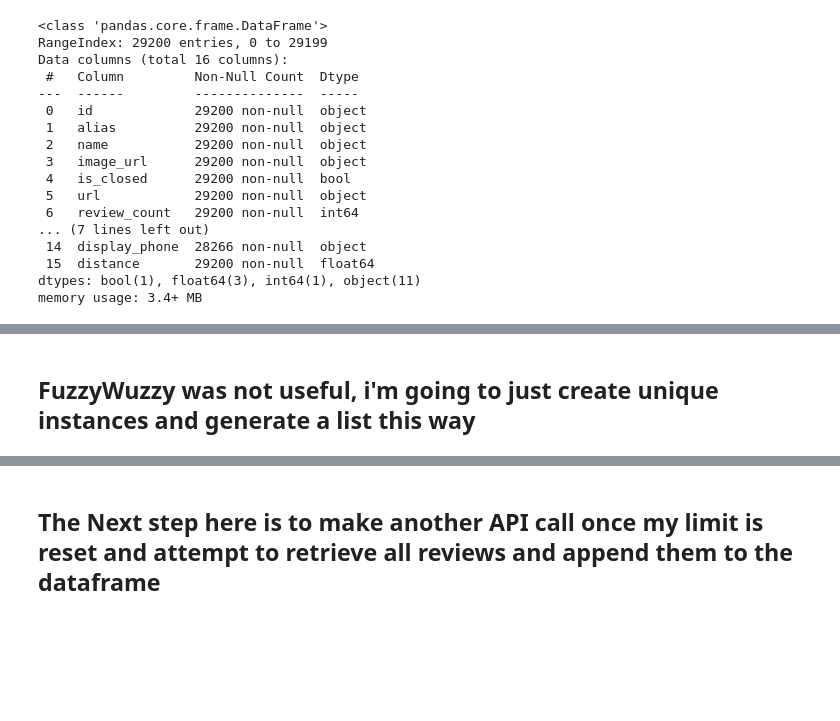
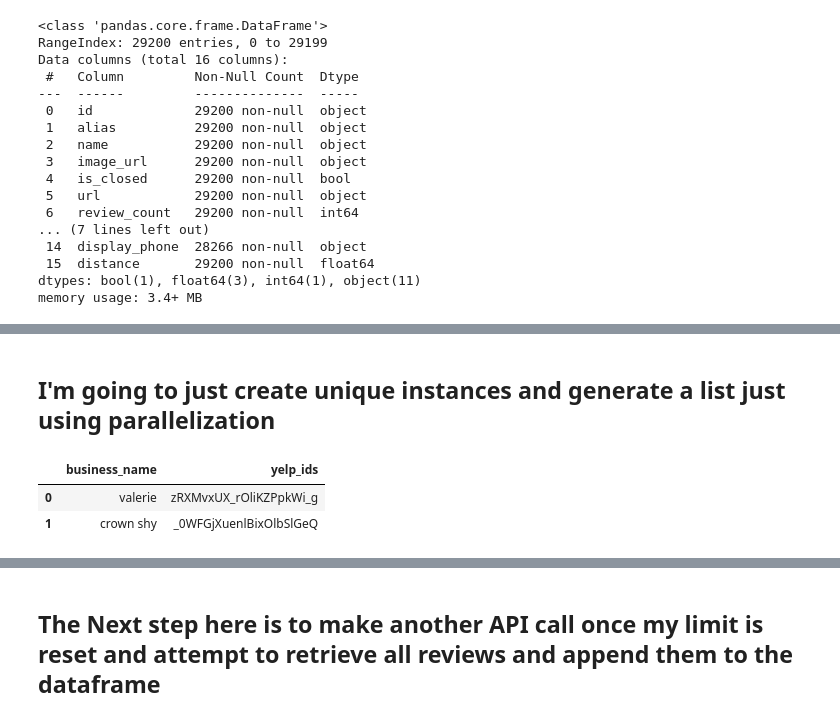
Before and after one commit to Somerville-2023/New-York-health-Inspection-Prediction, a Jupyter notebook: marc-folder/yelp_api_acquire.ipynb, the cells around one changed output, grey strips where cells are left out. Saved outputs shown, nothing was run; the diff lists cells and outputs as text; code cells hidden in the pictures; blank space fills up the shorter version.

```diff
--- a/marc-folder/yelp_api_acquire.ipynb
+++ b/marc-folder/yelp_api_acquire.ipynb
@@ -546,5 +542,5 @@ print(matched_business_names)
 # %% [markdown]
-  ## FuzzyWuzzy was not useful, i'm going to just create unique instances and generate a list this way
+  ## I'm going to just create unique instances and generate a list just using parallelization
 # %%
 import pandas as pd
 import concurrent.futures
@@ -563,29 +559,39 @@ unique_ny_dbas = set(ny_df['dba'])
 # Step 2: Initialize a dictionary to store matching Yelp IDs
 matching_yelp_ids = {}
 
-# Create a function to find matching names for parallel processing
-def find_matching_names(yelp_name, yelp_id, ny_df):
-    matching_names = []
+# Create a function to find the first matching ID for parallel processing
+def find_matching_id(yelp_name, yelp_id, ny_df):
+    matching_id = None
     for ny_row in ny_df['dba']:
         if yelp_name == ny_row:
-            matching_names.append(yelp_name)
-    return yelp_name, yelp_id, matching_names
+            matching_id = yelp_id
+            break  # Stop searching after the first match
+    return yelp_name, matching_id
 
 # Use ThreadPoolExecutor for parallel processing with 12 cores
 with concurrent.futures.ThreadPoolExecutor(max_workers=12) as executor:
     # Submit tasks for each yelp name
-    future_to_name = {executor.submit(find_matching_names, yelp_name, yelp_id, ny_df): (yelp_name, yelp_id) for yelp_name, yelp_id in zip(yelp_df['name'], yelp_df['id'])}
+    future_to_name = {executor.submit(find_matching_id, yelp_name, yelp_id, ny_df): (yelp_name, yelp_id) for yelp_name, yelp_id in zip(yelp_df['name'], yelp_df['id'])}
 
     # Retrieve results as they complete
     for future in concurrent.futures.as_completed(future_to_name):
-        yelp_name, yelp_id = future_to_name[future]
-        try:
-            yelp_name, yelp_id, matching_names = future.result()
-            if matching_names:
-                matching_yelp_ids[yelp_name] = matching_names
-        except Exception as e:
-            print(f"Error processing {yelp_name}: {e}")
-        else:
-            print(f"Processed {yelp_name}, found {len(matching_names)} matching names")
+        yelp_name, matching_id = future.result()
+        if matching_id:
+            matching_yelp_ids[yelp_name] = matching_id
 
 # Now, matching_yelp_ids contains Yelp IDs that match unique business DBAs from the NY DataFrame
+# %%
+#'matching_yelp_ids' is a dictionary with business names as keys and lists of matching Yelp IDs as values
+data = {'business_name': list(matching_yelp_ids.keys()), 'yelp_ids': [''.join(map(str, ids)) for ids in matching_yelp_ids.values()]}
+
+# Create a DataFrame from the data
+matched_df = pd.DataFrame(data)
+
+# Save the DataFrame to a CSV file
+matched_df.to_csv('matched_businesses.csv', index=False)
+# %%
+matched_df.head(2)
+# %% [output]
+|  | business_name | yelp_ids |
+| 0 | valerie | zRXMvxUX_rOliKZPpkWi_g |
+| 1 | crown shy | _0WFGjXuenlBixOlbSlGeQ |
```
Also changed, not shown: parts of 44 cells of this notebook.
